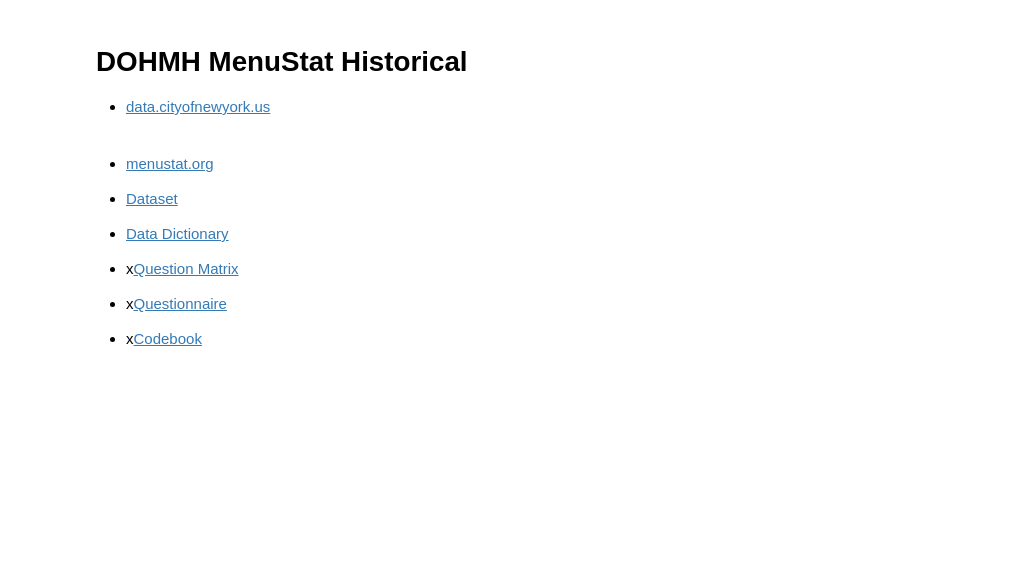
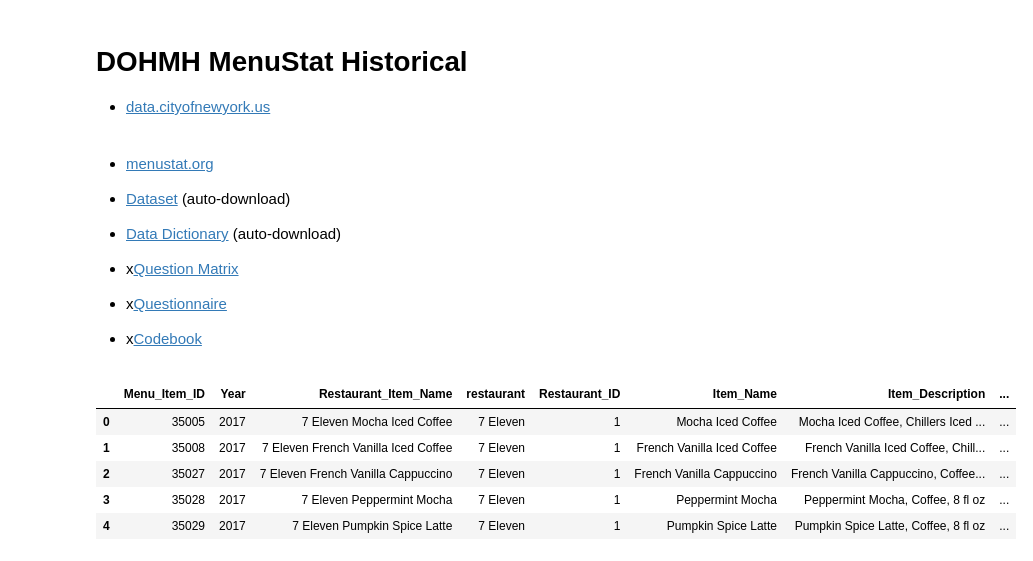
Before and after one commit to slp22/ds-ml-bootcamp, a Jupyter notebook: DOHMH_MenuStat_Historical.ipynb, the cells around one changed output. Cells and saved outputs as stored; diff of their text form; code cells hidden in the pictures; blank space fills up the shorter version.

```diff
--- a/DOHMH_MenuStat_Historical.ipynb
+++ b/DOHMH_MenuStat_Historical.ipynb
@@ -4,8 +4,8 @@
 * [data.cityofnewyork.us](https://data.cityofnewyork.us/Health/DOHMH-MenuStat-Historical-/qgc5-ecnb)
 # %% [markdown]
 * [menustat.org](https://www.menustat.org/data.html)
-* [Dataset](https://data.cityofnewyork.us/api/views/qgc5-ecnb/rows.csv?date=20231011&accessType=DOWNLOAD)</br>
-* [Data Dictionary](https://data.cityofnewyork.us/Health/DOHMH-MenuStat-Historical-/qgc5-ecnb#:~:text=DOHMH_MenuStat_DD.xlsx)
+* [Dataset](https://data.cityofnewyork.us/api/views/qgc5-ecnb/rows.csv?date=20231011&accessType=DOWNLOAD) (auto-download)</br>
+* [Data Dictionary](https://data.cityofnewyork.us/api/views/qgc5-ecnb/files/a809c011-fd64-46ef-8b6c-fdfaa9a8148c?download=true&filename=DOHMH_MenuStat_DD.xlsx) (auto-download)
 
 * x[Question Matrix]()</br>
 * x[Questionnaire]()</br>
@@ -17,11 +17,16 @@ import matplotlib.pyplot as plt
 import matplotlib as mpl
 import seaborn as sns
 
-from mdb_parser import MDBParser, MDBTable
-
-pd.options.display.float_format = "{:,.0f}".format
+# pd.options.display.float_format = "{:,.0f}".format
 %matplotlib inline
 # %%
 df = pd.read_csv("DOHMH_MenuStat__Historical__20231011.csv", low_memory=False)
 # %%
-df
+df.iloc[:5,:20]
+# %% [output]
+|  | Menu_Item_ID | Year | Restaurant_Item_Name | restaurant | Restaurant_ID | Item_Name | Item_Description | ... |
+| 0 | 35005 | 2017 | 7 Eleven Mocha Iced Coffee | 7 Eleven | 1 | Mocha Iced Coffee | Mocha Iced Coffee, Chillers Iced ... | ... |
+| 1 | 35008 | 2017 | 7 Eleven French Vanilla Iced Coffee | 7 Eleven | 1 | French Vanilla Iced Coffee | French Vanilla Iced Coffee, Chill... | ... |
+| 2 | 35027 | 2017 | 7 Eleven French Vanilla Cappuccino | 7 Eleven | 1 | French Vanilla Cappuccino | French Vanilla Cappuccino, Coffee... | ... |
+| 3 | 35028 | 2017 | 7 Eleven Peppermint Mocha | 7 Eleven | 1 | Peppermint Mocha | Peppermint Mocha, Coffee, 8 fl oz | ... |
+| 4 | 35029 | 2017 | 7 Eleven Pumpkin Spice Latte | 7 Eleven | 1 | Pumpkin Spice Latte | Pumpkin Spice Latte, Coffee, 8 fl oz | ... |
```
Also changed, not shown: parts of 12 cells of this notebook, 1 other file.
